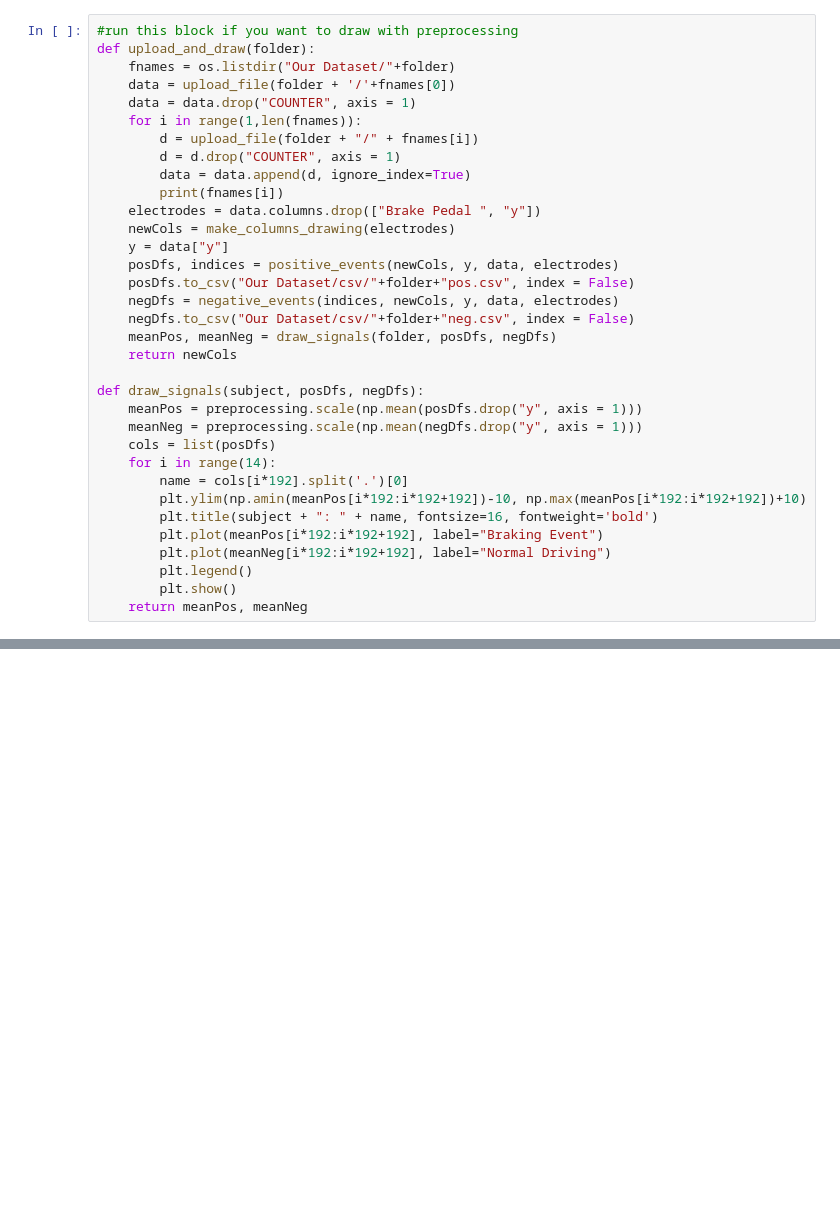
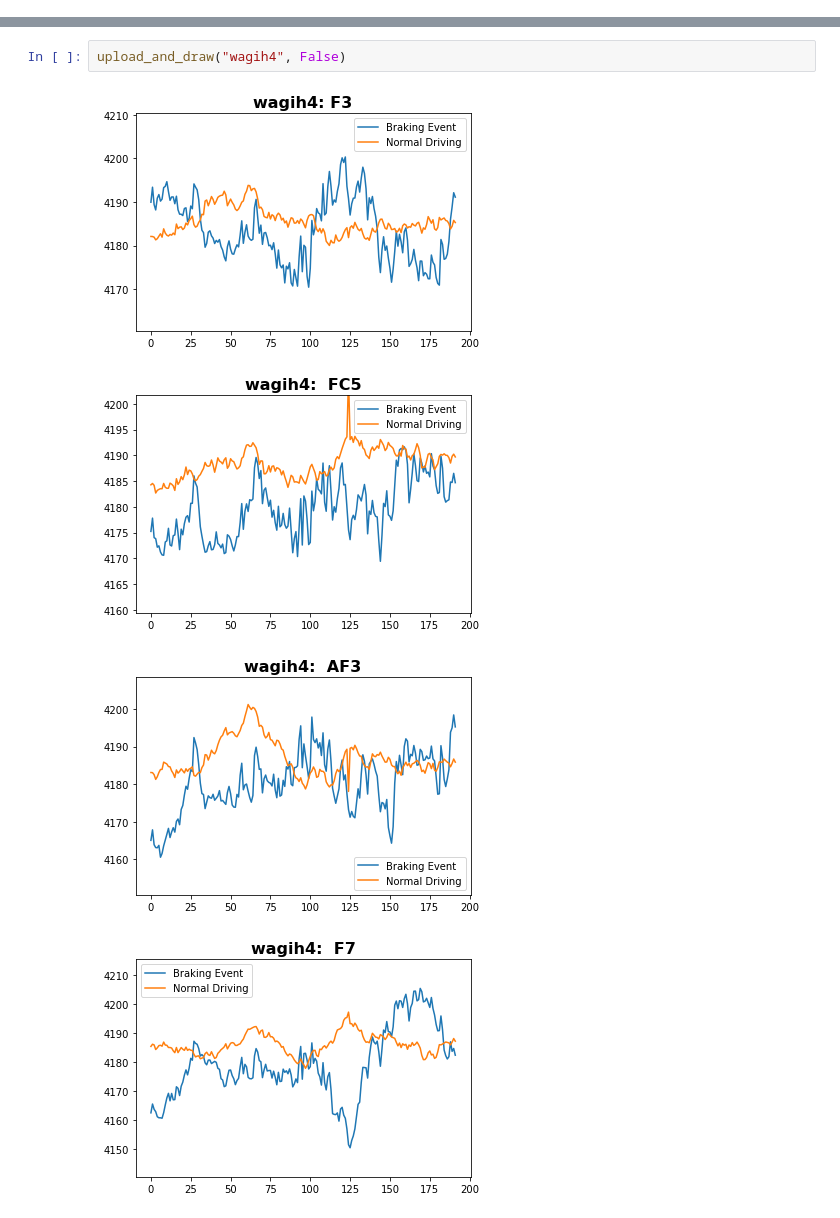
Before and after one commit to hesham-akmal/Brain-ADAS, a Jupyter notebook: EEG Work/signals drawing and classifying.ipynb, the cells around one changed output, grey strips where cells are left out. Saved outputs shown, nothing was run; the diff lists cells and outputs as text; blank space fills up the shorter version.

```diff
--- a/EEG Work/signals drawing and classifying.ipynb
+++ b/EEG Work/signals drawing and classifying.ipynb
@@ -101,34 +0,0 @@ def draw_signals(subject, posDfs, negDfs):
-# %%
-#run this block if you want to draw with preprocessing
-def upload_and_draw(folder):
-    fnames = os.listdir("Our Dataset/"+folder)
-    data = upload_file(folder + '/'+fnames[0])
-    data = data.drop("COUNTER", axis = 1)
-    for i in range(1,len(fnames)):
-        d = upload_file(folder + "/" + fnames[i])
-        d = d.drop("COUNTER", axis = 1)
-        data = data.append(d, ignore_index=True)
-        print(fnames[i])
-    electrodes = data.columns.drop(["Brake Pedal ", "y"])
-    newCols = make_columns_drawing(electrodes)
-    y = data["y"]
-    posDfs, indices = positive_events(newCols, y, data, electrodes)
-    posDfs.to_csv("Our Dataset/csv/"+folder+"pos.csv", index = False)
-    negDfs = negative_events(indices, newCols, y, data, electrodes)
-    negDfs.to_csv("Our Dataset/csv/"+folder+"neg.csv", index = False)
-    meanPos, meanNeg = draw_signals(folder, posDfs, negDfs)
-    return newCols
-
-def draw_signals(subject, posDfs, negDfs):
-    meanPos = preprocessing.scale(np.mean(posDfs.drop("y", axis = 1)))
-    meanNeg = preprocessing.scale(np.mean(negDfs.drop("y", axis = 1)))
-    cols = list(posDfs)
-    for i in range(14):
-        name = cols[i*192].split('.')[0]
-        plt.ylim(np.amin(meanPos[i*192:i*192+192])-10, np.max(meanPos[i*192:i*192+192])+10)
-        plt.title(subject + ": " + name, fontsize=16, fontweight='bold')
-        plt.plot(meanPos[i*192:i*192+192], label="Braking Event")
-        plt.plot(meanNeg[i*192:i*192+192], label="Normal Driving")
-        plt.legend()
-        plt.show()
-    return meanPos, meanNeg
@@ -238,0 +5,7 @@ classify_diff_intervals_emotive()
+# %%
+upload_and_draw("wagih4", False)
+# %% [output]
+[figure, added]
+[figure, added]
+[figure, added]
+[figure, added]
```
Also changed, not shown: parts of 10 cells of this notebook, 2 other files.
